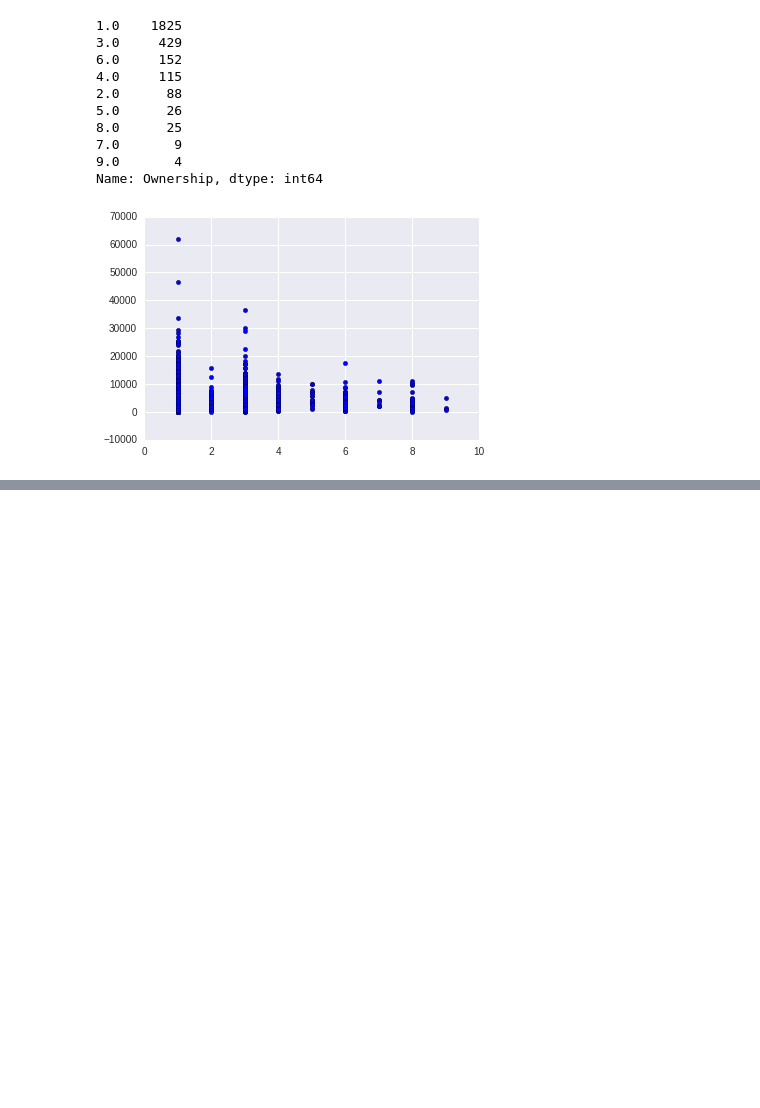
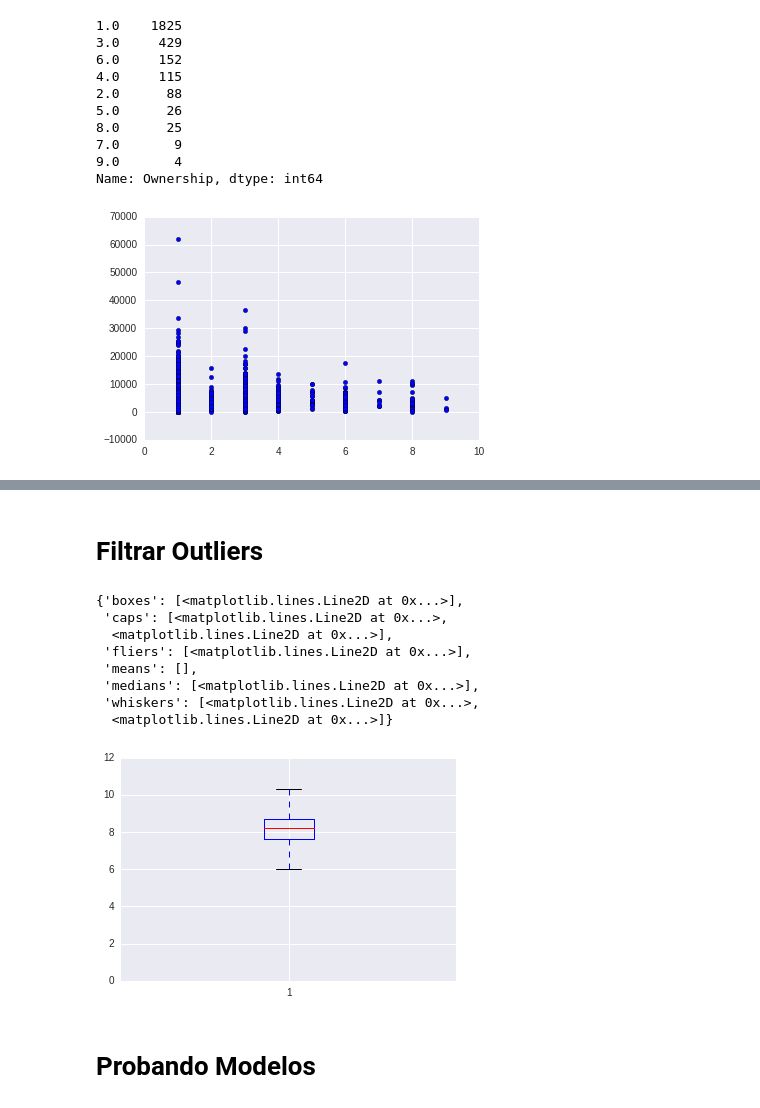
Before and after one commit to alephcero/adsProject, a Jupyter notebook: felipeHogares.ipynb, the cells around one changed output, grey strips where cells are left out. Drawn from its saved outputs; the diff is of its cells as text; code cells hidden in the pictures; blank space fills up the shorter version.

```diff
--- a/felipeHogares.ipynb
+++ b/felipeHogares.ipynb
@@ -145,0 +215,5 @@ Name: Ownership, dtype: int64
+# %%
+hogReducida = hog2.copy().drop(['CODUSU','NRO_HOGAR','REGION','HomeType','HomeTypeesp','FloorMaterialesp',
+                              'WaterTypeesp','Ownershipesp','CookingCombustibleesp','DomesticService1',
+                               'DomesticService2', 'DomesticService3','DomesticService4', 'DomesticService5',
+                               'DomesticService6'],axis = 1)
@@ -145,0 +232,10 @@ Name: Ownership, dtype: int64
+# %%
+#para leer en otro archivo
+ind = pd.read_csv('data/pivotInd.csv', names = ['id','headAge','spouseAge','headAge2','spouseAge2',
+                                                  'headFemale','spouseFemale','headEduc','spouseEduc',
+                                                  'headEduc2','spouseEduc2','headPrimary','spousePrimary',
+                                                  'headSecondary','spouseSecondary','headUniversity','spouseUniversity',
+                                                  'headP21','spouseP21','headP47T','spouseP47T',
+                                                  'headLnIncome','spouseLnIncome','headLnIncomeT','spouseLnIncomeT'
+                                                 ],skiprows = 3)
+ind['id'] = ind['id'].astype(str)
@@ -145,0 +254,3 @@ Name: Ownership, dtype: int64
+# %%
+#sacar los hogares sin cuartos para dormir
+hogReducida = hogReducida.copy().loc[~sinCuartosParaDormir,:]
@@ -145,0 +266,2 @@ Name: Ownership, dtype: int64
+# %%
+dataUnida = pd.merge(left=hogReducida, right=ind, on='id',how='left')
@@ -145,0 +290,16 @@ Name: Ownership, dtype: int64
+# %% [markdown]
+# Filtrar Outliers
+# %%
+plt.boxplot([dataUnida.lnHouseIncome])
+# %% [output]
+{'boxes': [<matplotlib.lines.Line2D at 0x...>],
+ 'caps': [<matplotlib.lines.Line2D at 0x...>,
+  <matplotlib.lines.Line2D at 0x...>],
+ 'fliers': [<matplotlib.lines.Line2D at 0x...>],
+ 'means': [],
+ 'medians': [<matplotlib.lines.Line2D at 0x...>],
+ 'whiskers': [<matplotlib.lines.Line2D at 0x...>,
+  <matplotlib.lines.Line2D at 0x...>]}
+[figure, added]
+# %% [markdown]
+# Probando Modelos
```
Also changed, not shown: parts of 21 cells of this notebook, 1 other file.
